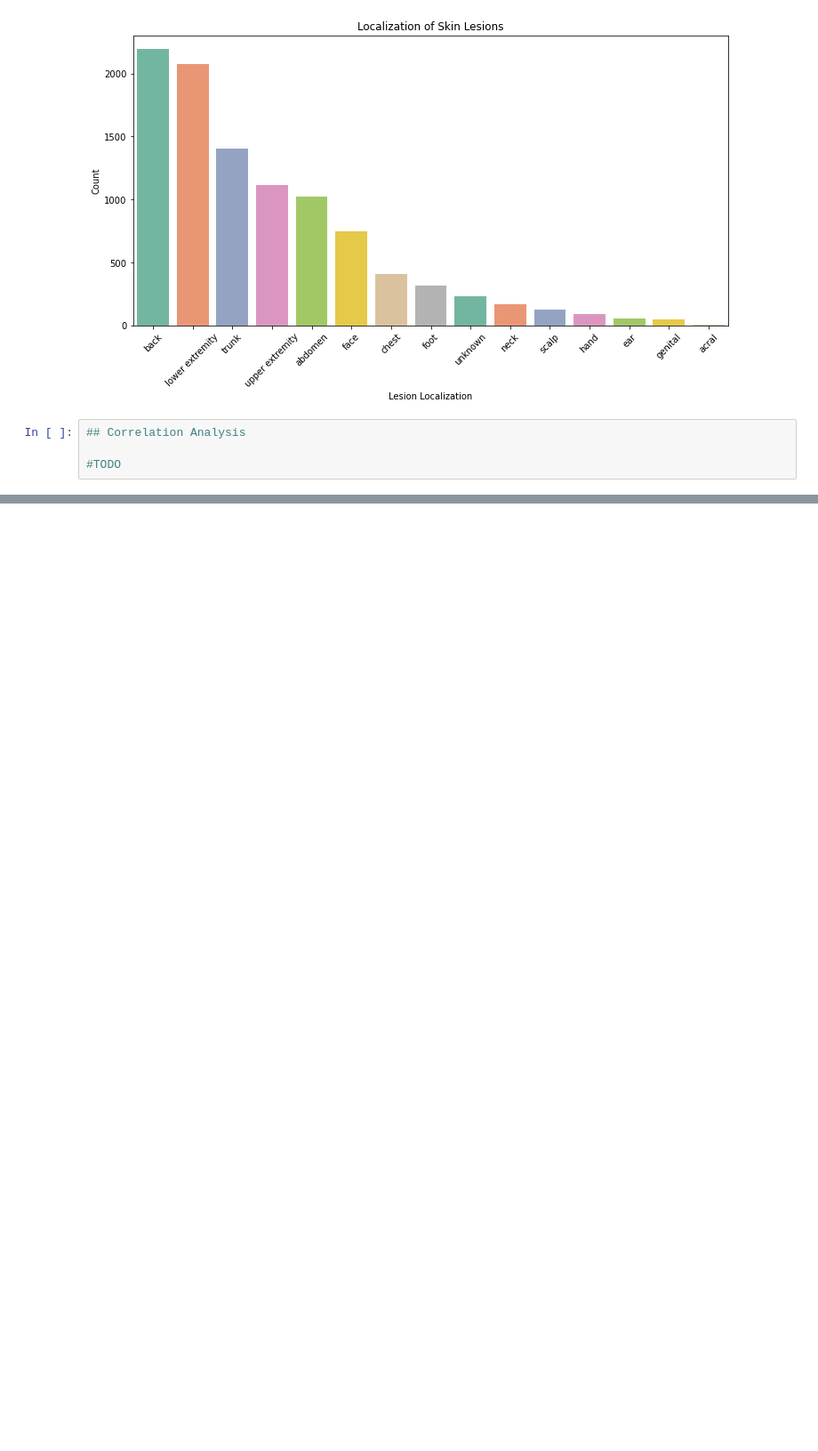
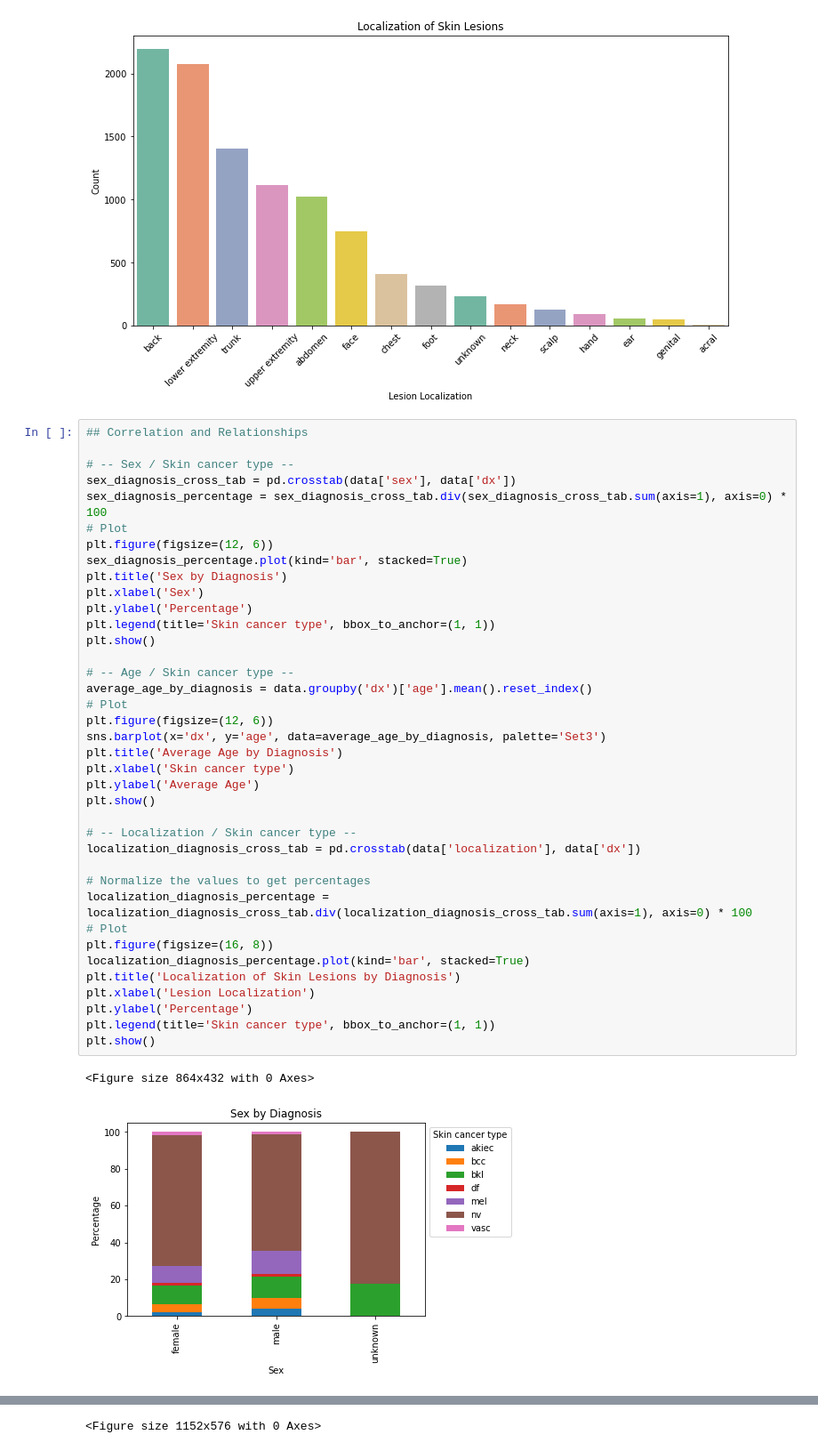
Before and after one commit to lucafioravanti/CVDL, a Jupyter notebook: SkinCancer_metadataAnalysis.ipynb, the cells around one changed output, grey strips where cells are left out. Shown at 89% size. Saved outputs shown, nothing was run; the diff lists cells and outputs as text; blank space fills up the shorter version.

```diff
--- a/SkinCancer_metadataAnalysis.ipynb
+++ b/SkinCancer_metadataAnalysis.ipynb
@@ -76,6 +76,43 @@ dtype: int64
 [figure]
 [figure]
 # %%
-## Correlation Analysis
+## Correlation and Relationships
 
-#TODO
+# -- Sex / Skin cancer type --
+sex_diagnosis_cross_tab = pd.crosstab(data['sex'], data['dx'])
+sex_diagnosis_percentage = sex_diagnosis_cross_tab.div(sex_diagnosis_cross_tab.sum(axis=1), axis=0) * 100
+# Plot
+plt.figure(figsize=(12, 6))
+sex_diagnosis_percentage.plot(kind='bar', stacked=True)
+plt.title('Sex by Diagnosis')
+plt.xlabel('Sex')
+plt.ylabel('Percentage')
+plt.legend(title='Skin cancer type', bbox_to_anchor=(1, 1))
+plt.show()
+
+# -- Age / Skin cancer type --
+average_age_by_diagnosis = data.groupby('dx')['age'].mean().reset_index()
+# Plot
+plt.figure(figsize=(12, 6))
+sns.barplot(x='dx', y='age', data=average_age_by_diagnosis, palette='Set3')
+plt.title('Average Age by Diagnosis')
+plt.xlabel('Skin cancer type')
+plt.ylabel('Average Age')
+plt.show()
+
+# -- Localization / Skin cancer type --
+localization_diagnosis_cross_tab = pd.crosstab(data['localization'], data['dx'])
+
+# Normalize the values to get percentages
+localization_diagnosis_percentage = localization_diagnosis_cross_tab.div(localization_diagnosis_cross_tab.sum(axis=1), axis=0) * 100
+# Plot
+plt.figure(figsize=(16, 8))
+localization_diagnosis_percentage.plot(kind='bar', stacked=True)
+plt.title('Localization of Skin Lesions by Diagnosis')
+plt.xlabel('Lesion Localization')
+plt.ylabel('Percentage')
+plt.legend(title='Skin cancer type', bbox_to_anchor=(1, 1))
+plt.show()
+# %% [output]
+<Figure size 864x432 with 0 Axes>
+[figure, added]
@@ -81,0 +120 @@ dtype: int64
+<Figure size 1152x576 with 0 Axes>
```
Also changed, not shown: parts of 3 cells of this notebook.
